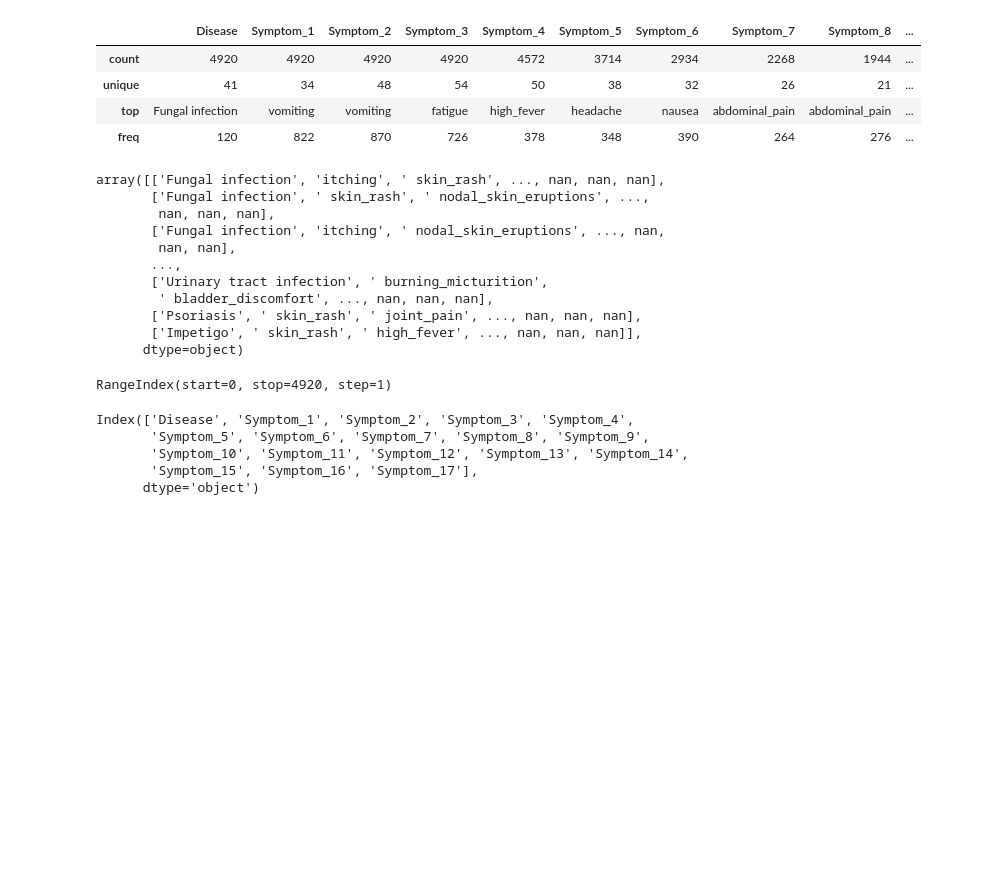
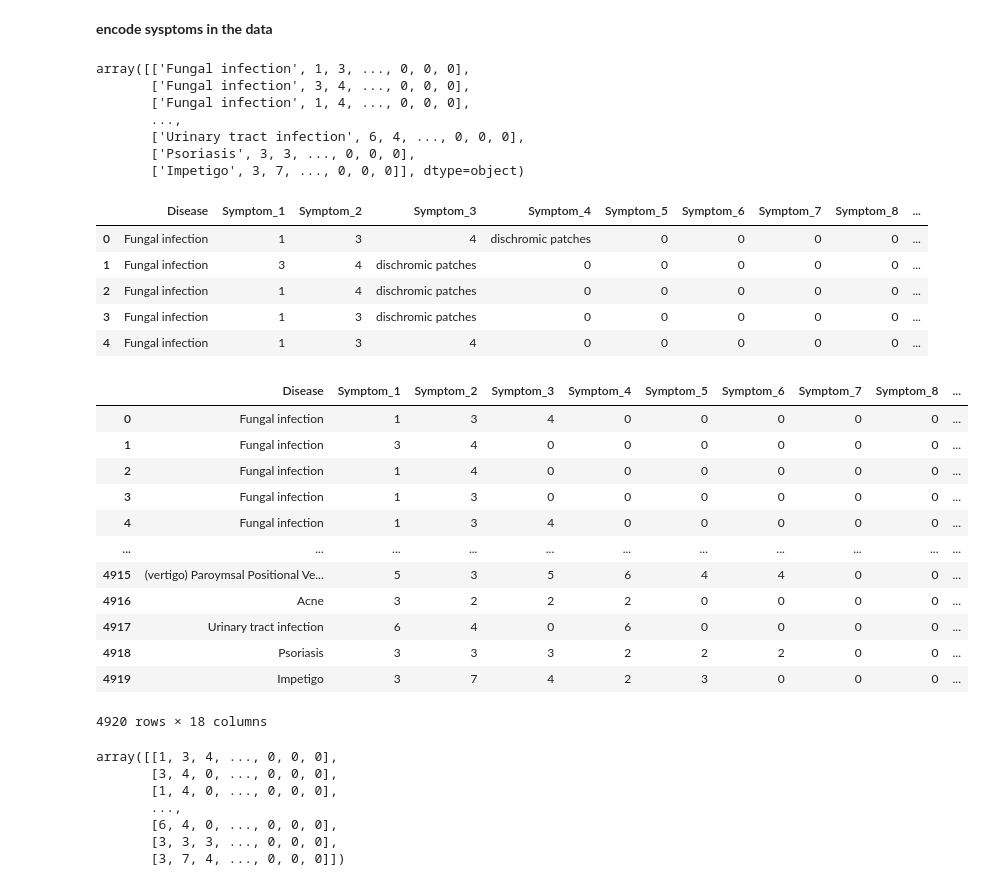
Before and after one commit to VictorMwachi/Dr-Bot, a Jupyter notebook: dr_bot.ipynb, the cells around one changed output. Cells and saved outputs as stored; diff of their text form; code cells hidden in the pictures; blank space fills up the shorter version.

```diff
--- a/dr_bot.ipynb
+++ b/dr_bot.ipynb
@@ -27,34 +147,62 @@ df.shape
+# %% [markdown]
+**encode sysptoms in the data**
 # %%
-df.describe()
+vals = df.values
+symptoms = df_severity['Symptom'].unique()
+
+for i in range(len(symptoms)):
+    vals[vals == symptoms[i]] = df_severity[df_severity['Symptom'] == symptoms[i]]['weight'].values[0]
+vals
 # %% [output]
-|  | Disease | Symptom_1 | Symptom_2 | Symptom_3 | Symptom_4 | Symptom_5 | Symptom_6 | Symptom_7 | Symptom_8 | ... |
-| count | 4920 | 4920 | 4920 | 4920 | 4572 | 3714 | 2934 | 2268 | 1944 | ... |
-| unique | 41 | 34 | 48 | 54 | 50 | 38 | 32 | 26 | 21 | ... |
-| top | Fungal infection | vomiting | vomiting | fatigue | high_fever | headache | nausea | abdominal_pain | abdominal_pain | ... |
-| freq | 120 | 822 | 870 | 726 | 378 | 348 | 390 | 264 | 276 | ... |
+array([['Fungal infection', 1, 3, ..., 0, 0, 0],
+       ['Fungal infection', 3, 4, ..., 0, 0, 0],
+       ['Fungal infection', 1, 4, ..., 0, 0, 0],
+       ...,
+       ['Urinary tract infection', 6, 4, ..., 0, 0, 0],
+       ['Psoriasis', 3, 3, ..., 0, 0, 0],
+       ['Impetigo', 3, 7, ..., 0, 0, 0]], dtype=object)
 # %%
-df.values
+df_processed = pd.DataFrame(vals, columns=cols)
+df_processed.head()
 # %% [output]
-array([['Fungal infection', 'itching', ' skin_rash', ..., nan, nan, nan],
-       ['Fungal infection', ' skin_rash', ' nodal_skin_eruptions', ...,
-        nan, nan, nan],
-       ['Fungal infection', 'itching', ' nodal_skin_eruptions', ..., nan,
-        nan, nan],
-       ...,
-       ['Urinary tract infection', ' burning_micturition',
-        ' bladder_discomfort', ..., nan, nan, nan],
-       ['Psoriasis', ' skin_rash', ' joint_pain', ..., nan, nan, nan],
-       ['Impetigo', ' skin_rash', ' high_fever', ..., nan, nan, nan]],
-      dtype=object)
+|  | Disease | Symptom_1 | Symptom_2 | Symptom_3 | Symptom_4 | Symptom_5 | Symptom_6 | Symptom_7 | Symptom_8 | ... |
+| 0 | Fungal infection | 1 | 3 | 4 | dischromic patches | 0 | 0 | 0 | 0 | ... |
+| 1 | Fungal infection | 3 | 4 | dischromic patches | 0 | 0 | 0 | 0 | 0 | ... |
+| 2 | Fungal infection | 1 | 4 | dischromic patches | 0 | 0 | 0 | 0 | 0 | ... |
+| 3 | Fungal infection | 1 | 3 | dischromic patches | 0 | 0 | 0 | 0 | 0 | ... |
+| 4 | Fungal infection | 1 | 3 | 4 | 0 | 0 | 0 | 0 | 0 | ... |
+# %%
+## assign symptoms with no rank to zero
+
+df_processed = df_processed.replace('dischromic  patches', 0)
+df_processed = df_processed.replace('spotting  urination', 0)
+df_processed = df_processed.replace('foul smell of urine', 0)
 # %%
-df.index
+df_processed
 # %% [output]
+|  | Disease | Symptom_1 | Symptom_2 | Symptom_3 | Symptom_4 | Symptom_5 | Symptom_6 | Symptom_7 | Symptom_8 | ... |
+| 0 | Fungal infection | 1 | 3 | 4 | 0 | 0 | 0 | 0 | 0 | ... |
+| 1 | Fungal infection | 3 | 4 | 0 | 0 | 0 | 0 | 0 | 0 | ... |
+| 2 | Fungal infection | 1 | 4 | 0 | 0 | 0 | 0 | 0 | 0 | ... |
+| 3 | Fungal infection | 1 | 3 | 0 | 0 | 0 | 0 | 0 | 0 | ... |
+| 4 | Fungal infection | 1 | 3 | 4 | 0 | 0 | 0 | 0 | 0 | ... |
+| ... | ... | ... | ... | ... | ... | ... | ... | ... | ... | ... |
+| 4915 | (vertigo) Paroymsal Positional Ve... | 5 | 3 | 5 | 6 | 4 | 4 | 0 | 0 | ... |
+| 4916 | Acne | 3 | 2 | 2 | 2 | 0 | 0 | 0 | 0 | ... |
+| 4917 | Urinary tract infection | 6 | 4 | 0 | 6 | 0 | 0 | 0 | 0 | ... |
+| 4918 | Psoriasis | 3 | 3 | 3 | 2 | 2 | 2 | 0 | 0 | ... |
+| 4919 | Impetigo | 3 | 7 | 4 | 2 | 3 | 0 | 0 | 0 | ... |
-RangeIndex(start=0, stop=4920, step=1)
+4920 rows × 18 columns
 # %%
-df.columns
+## split data
+data = df_processed.drop(columns='Disease')
+labels = df['Disease'].values
+data.values
 # %% [output]
-Index(['Disease', 'Symptom_1', 'Symptom_2', 'Symptom_3', 'Symptom_4',
-       'Symptom_5', 'Symptom_6', 'Symptom_7', 'Symptom_8', 'Symptom_9',
-       'Symptom_10', 'Symptom_11', 'Symptom_12', 'Symptom_13', 'Symptom_14',
-       'Symptom_15', 'Symptom_16', 'Symptom_17'],
-      dtype='object')
+array([[1, 3, 4, ..., 0, 0, 0],
+       [3, 4, 0, ..., 0, 0, 0],
+       [1, 4, 0, ..., 0, 0, 0],
+       ...,
+       [6, 4, 0, ..., 0, 0, 0],
+       [3, 3, 3, ..., 0, 0, 0],
+       [3, 7, 4, ..., 0, 0, 0]])
```
Also changed, not shown: parts of 32 cells of this notebook, 5 other files.
